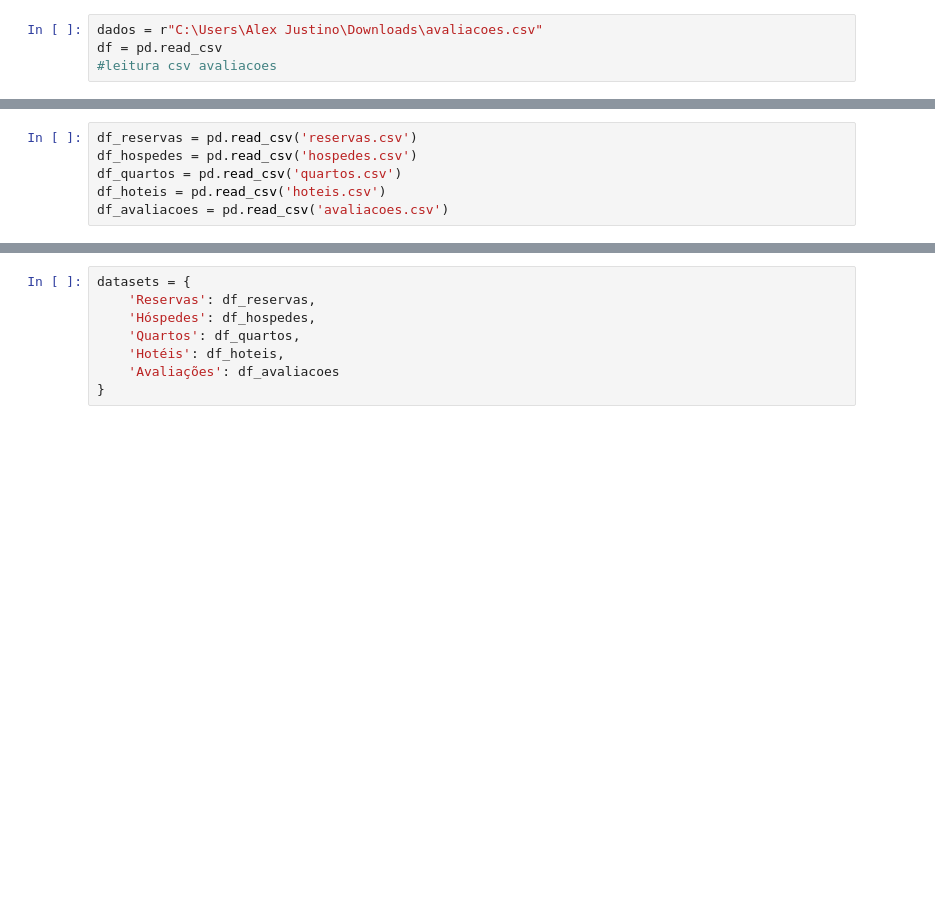
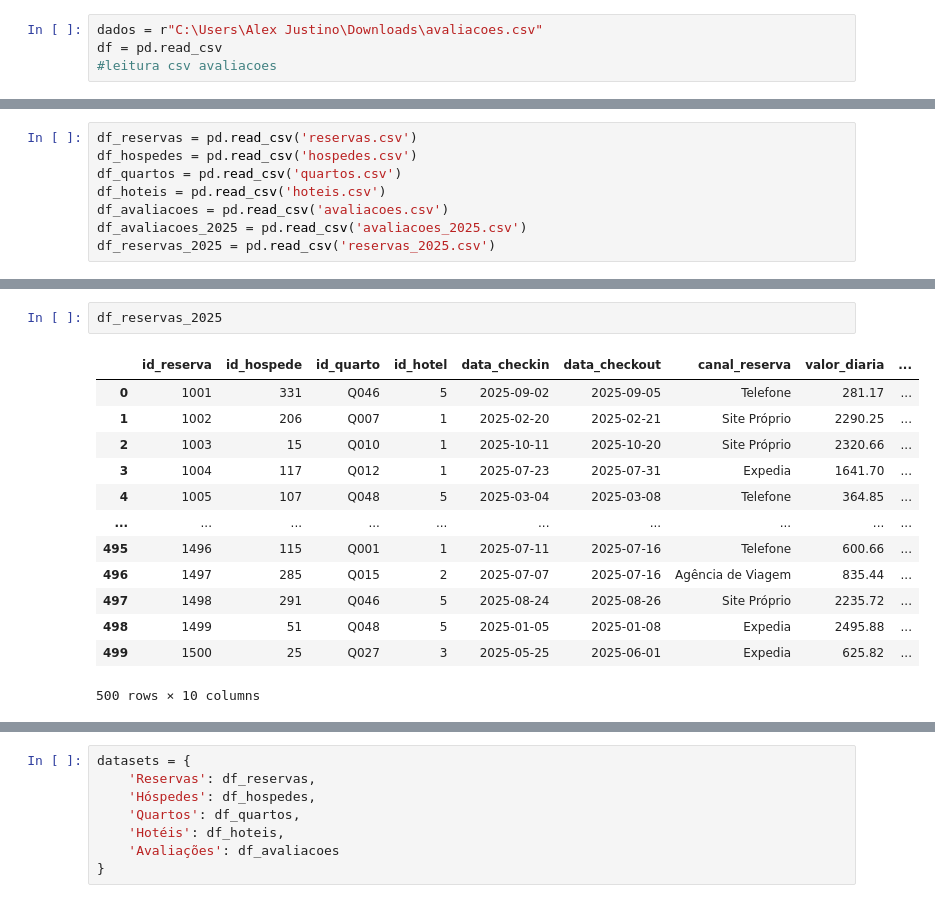
Before and after one commit to alexxjustino/ProjetoNaraSenac, a Jupyter notebook: ProjetoNaraSenac.ipynb, the cells around one changed output, grey strips where cells are left out. Saved outputs shown, nothing was run; the diff lists cells and outputs as text; blank space fills up the shorter version.

```diff
--- a/ProjetoNaraSenac.ipynb
+++ b/ProjetoNaraSenac.ipynb
@@ -29,3 +37,5 @@ df_hospedes = pd.read_csv('hospedes.csv')
 df_quartos = pd.read_csv('quartos.csv')
 df_hoteis = pd.read_csv('hoteis.csv')
 df_avaliacoes = pd.read_csv('avaliacoes.csv')
+df_avaliacoes_2025 = pd.read_csv('avaliacoes_2025.csv')
+df_reservas_2025 = pd.read_csv('reservas_2025.csv')
@@ -31,0 +125,16 @@ df_avaliacoes = pd.read_csv('avaliacoes.csv')
+# %%
+df_reservas_2025
+# %% [output]
+|  | id_reserva | id_hospede | id_quarto | id_hotel | data_checkin | data_checkout | canal_reserva | valor_diaria | ... |
+| 0 | 1001 | 331 | Q046 | 5 | 2025-09-02 | 2025-09-05 | Telefone | 281.17 | ... |
+| 1 | 1002 | 206 | Q007 | 1 | 2025-02-20 | 2025-02-21 | Site Próprio | 2290.25 | ... |
+| 2 | 1003 | 15 | Q010 | 1 | 2025-10-11 | 2025-10-20 | Site Próprio | 2320.66 | ... |
+| 3 | 1004 | 117 | Q012 | 1 | 2025-07-23 | 2025-07-31 | Expedia | 1641.70 | ... |
+| 4 | 1005 | 107 | Q048 | 5 | 2025-03-04 | 2025-03-08 | Telefone | 364.85 | ... |
+| ... | ... | ... | ... | ... | ... | ... | ... | ... | ... |
+| 495 | 1496 | 115 | Q001 | 1 | 2025-07-11 | 2025-07-16 | Telefone | 600.66 | ... |
+| 496 | 1497 | 285 | Q015 | 2 | 2025-07-07 | 2025-07-16 | Agência de Viagem | 835.44 | ... |
+| 497 | 1498 | 291 | Q046 | 5 | 2025-08-24 | 2025-08-26 | Site Próprio | 2235.72 | ... |
+| 498 | 1499 | 51 | Q048 | 5 | 2025-01-05 | 2025-01-08 | Expedia | 2495.88 | ... |
+| 499 | 1500 | 25 | Q027 | 3 | 2025-05-25 | 2025-06-01 | Expedia | 625.82 | ... |
+500 rows × 10 columns
```
Also changed, not shown: parts of 14 cells of this notebook.
